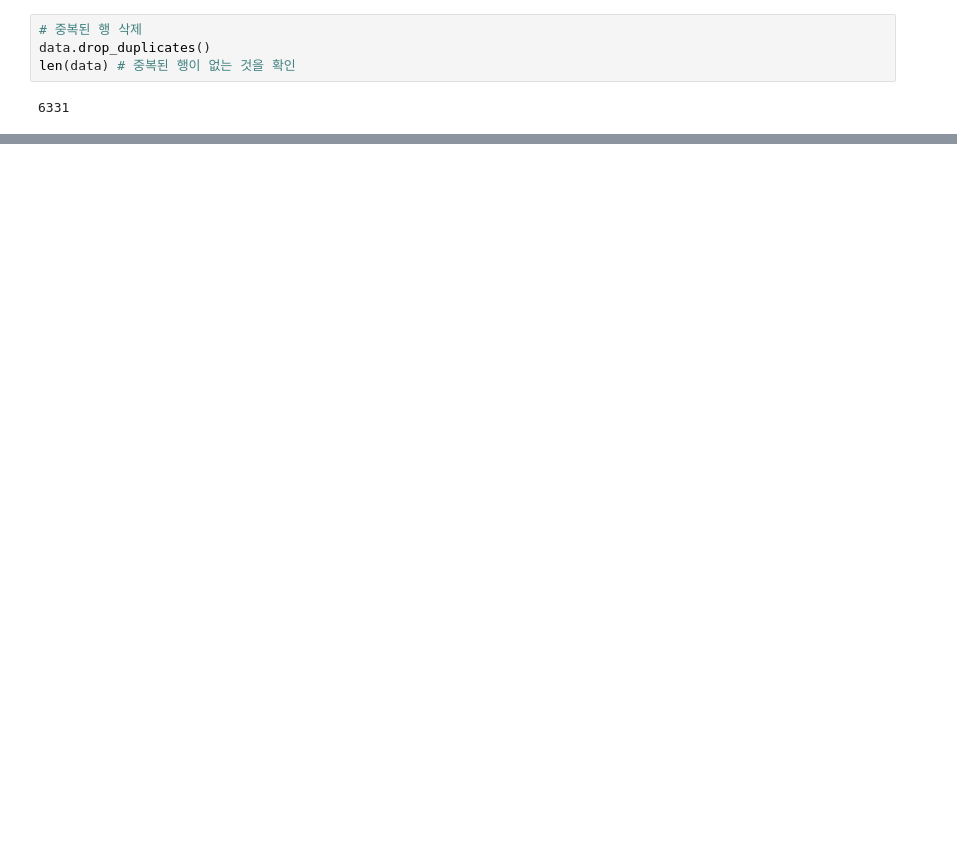
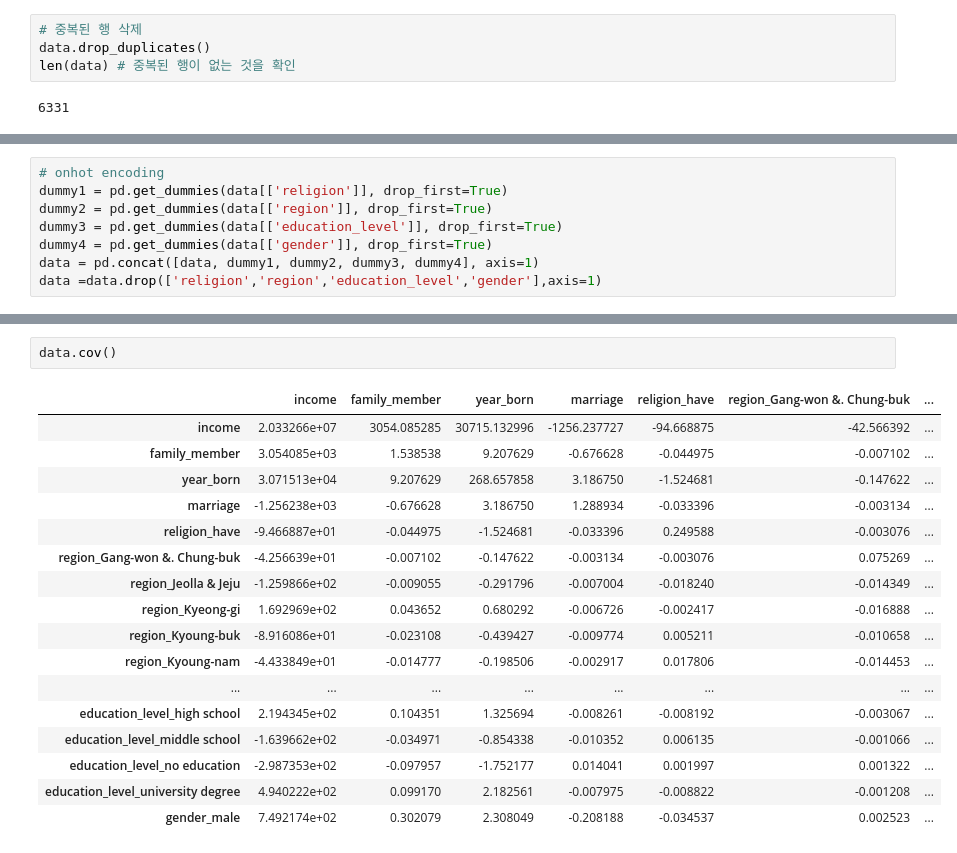
Before and after one commit to leecheolu/Data_Science-hw-, a Jupyter notebook: 과제.ipynb, the cells around one changed output, grey strips where cells are left out. Cells and saved outputs as stored; diff of their text form; blank space fills up the shorter version.

```diff
--- a/과제.ipynb
+++ b/과제.ipynb
@@ -143,0 +174,8 @@ data.corr()
+# %%
+# onhot encoding
+dummy1 = pd.get_dummies(data[['religion']], drop_first=True)
+dummy2 = pd.get_dummies(data[['region']], drop_first=True)
+dummy3 = pd.get_dummies(data[['education_level']], drop_first=True)
+dummy4 = pd.get_dummies(data[['gender']], drop_first=True)
+data = pd.concat([data, dummy1, dummy2, dummy3, dummy4], axis=1)
+data =data.drop(['religion','region','education_level','gender'],axis=1)
@@ -143,0 +235,20 @@ data.corr()
+# %%
+data.cov()
+# %% [output]
+|  | income | family_member | year_born | marriage | religion_have | region_Gang-won &. Chung-buk | ... |
+| income | 2.033266e+07 | 3054.085285 | 30715.132996 | -1256.237727 | -94.668875 | -42.566392 | ... |
+| family_member | 3.054085e+03 | 1.538538 | 9.207629 | -0.676628 | -0.044975 | -0.007102 | ... |
+| year_born | 3.071513e+04 | 9.207629 | 268.657858 | 3.186750 | -1.524681 | -0.147622 | ... |
+| marriage | -1.256238e+03 | -0.676628 | 3.186750 | 1.288934 | -0.033396 | -0.003134 | ... |
+| religion_have | -9.466887e+01 | -0.044975 | -1.524681 | -0.033396 | 0.249588 | -0.003076 | ... |
+| region_Gang-won &. Chung-buk | -4.256639e+01 | -0.007102 | -0.147622 | -0.003134 | -0.003076 | 0.075269 | ... |
+| region_Jeolla & Jeju | -1.259866e+02 | -0.009055 | -0.291796 | -0.007004 | -0.018240 | -0.014349 | ... |
+| region_Kyeong-gi | 1.692969e+02 | 0.043652 | 0.680292 | -0.006726 | -0.002417 | -0.016888 | ... |
+| region_Kyoung-buk | -8.916086e+01 | -0.023108 | -0.439427 | -0.009774 | 0.005211 | -0.010658 | ... |
+| region_Kyoung-nam | -4.433849e+01 | -0.014777 | -0.198506 | -0.002917 | 0.017806 | -0.014453 | ... |
+| ... | ... | ... | ... | ... | ... | ... | ... |
+| education_level_high school | 2.194345e+02 | 0.104351 | 1.325694 | -0.008261 | -0.008192 | -0.003067 | ... |
+| education_level_middle school | -1.639662e+02 | -0.034971 | -0.854338 | -0.010352 | 0.006135 | -0.001066 | ... |
+| education_level_no education | -2.987353e+02 | -0.097957 | -1.752177 | 0.014041 | 0.001997 | 0.001322 | ... |
+| education_level_university degree | 4.940222e+02 | 0.099170 | 2.182561 | -0.007975 | -0.008822 | -0.001208 | ... |
+| gender_male | 7.492174e+02 | 0.302079 | 2.308049 | -0.208188 | -0.034537 | 0.002523 | ... |
```
Also changed, not shown: parts of 26 cells of this notebook.
